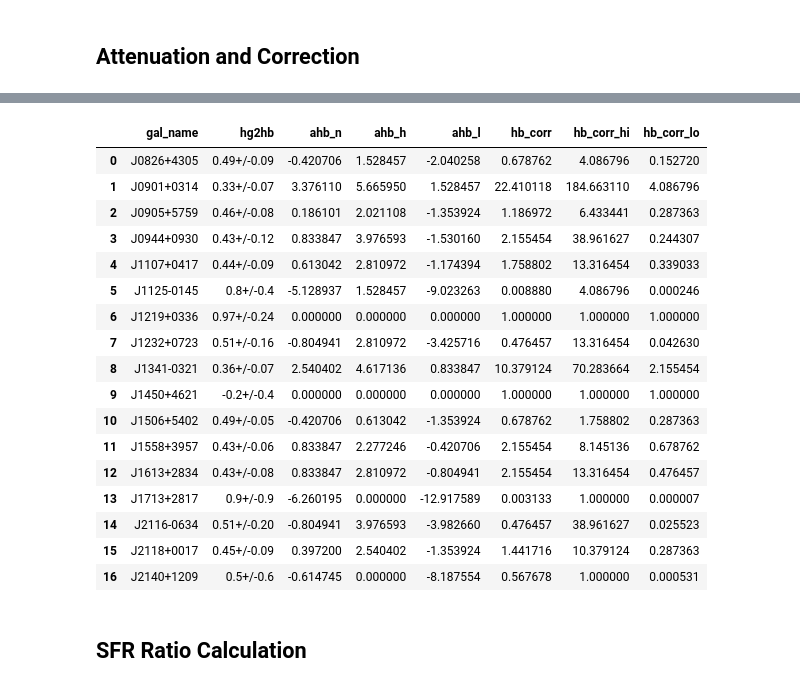
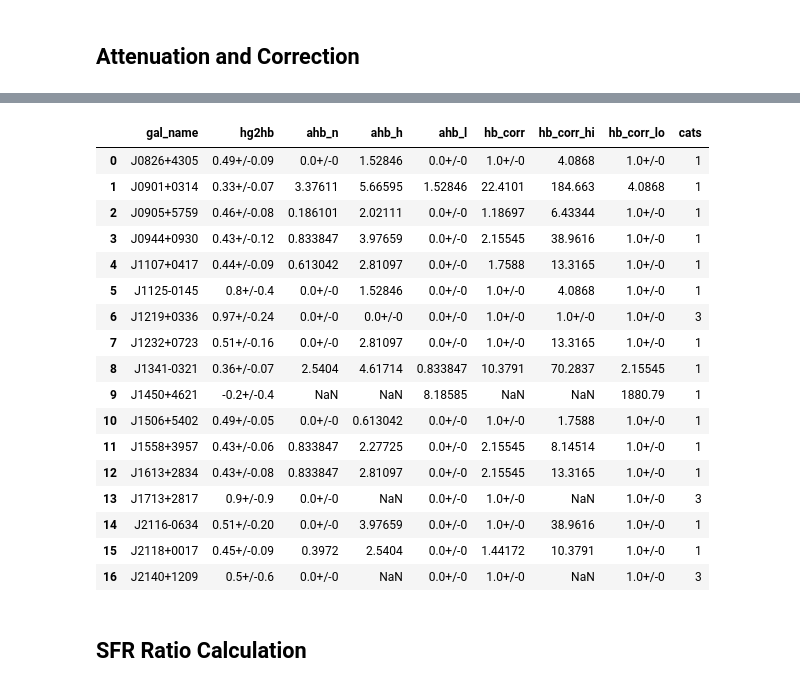
Before and after one commit to aleksds/bates_galaxies_lab, a Jupyter notebook: hires/cb_thesis.ipynb, the cells around one changed output, grey strips where cells are left out. Drawn from its saved outputs; the diff is of its cells as text; code cells hidden in the pictures.

```diff
--- a/hires/cb_thesis.ipynb
+++ b/hires/cb_thesis.ipynb
@@ -34,7 +34,7 @@ def physical_r(r):
     is_physical = ((r.n - r.s) <= 0.469) & (r.n > 0)
     return is_physical
 
-cb_gals['hg2hb_phys'] = np.array([r if physical_r(r) else ufloat(0,0) for r in cb_gals.hg2hb])
+#cb_gals['hg2hb_phys'] = np.array([r if physical_r(r) else ufloat(0,0) for r in cb_gals.hg2hb])
 
 cb_gals
 # %% [output]
@@ -61,9 +70,11 @@ cb_gals
 # %%
 def attenuate(current_ratio):
-    if current_ratio > 0:
-        A_hbeta = (-2.5 / (4.60 - 5.12)) * umath.log10(0.469 / current_ratio) * 4.60
+    if current_ratio <= 0:
+        A_hbeta = np.nan
+    elif current_ratio >= 0.469:
+        A_hbeta = ufloat(0,0)
     else:
-        A_hbeta = 0. #ufloat(0, 0)
+        A_hbeta = (-2.5 / (4.60 - 5.12)) * np.log10(0.469 / current_ratio) * 4.60
 
     return A_hbeta
 
@@ -75,7 +86,7 @@ def categorize(row):
     if ab_morethan_0:
         cat = 1
     elif (not ab_morethan_0) & (s2n_ok):
-        cat=2
+        cat = 2
     elif (not ab_morethan_0) & (not s2n_ok):
         cat = 3
 
@@ -83,34 +94,36 @@ def categorize(row):
 # %%
 dustcorr_df = cb_gals[['gal_name', 'hg2hb']].copy()
 # Attenuation values
-dustcorr_df['ahb_n'] = np.array([attenuate(r.n) for r in cb_gals.hg2hb_phys])
-dustcorr_df['ahb_h'] = np.array([attenuate(r.n-(r.s)) for r in cb_gals.hg2hb_phys])
-dustcorr_df['ahb_l'] = np.array([attenuate(r.n+(r.s)) for r in cb_gals.hg2hb_phys])
+dustcorr_df['ahb_n'] = np.array([attenuate(r.n) for r in cb_gals.hg2hb])
+dustcorr_df['ahb_h'] = np.array([attenuate(r.n-(r.s)) for r in cb_gals.hg2hb])
+dustcorr_df['ahb_l'] = np.array([attenuate(r.n+(r.s)) for r in cb_gals.hg2hb])
 # Dust correction values
-dustcorr_df['hb_corr'] = 10.**(A_hbeta_val/2.5)
-dustcorr_df['hb_corr_hi'] = 10.**(A_hbeta_hi/2.5)
-dustcorr_df['hb_corr_lo'] = 10.**(A_hbeta_lo/2.5)
+dustcorr_df['hb_corr'] = 10.**(dustcorr_df.ahb_n/2.5)
+dustcorr_df['hb_corr_hi'] = 10.**(dustcorr_df.ahb_h/2.5)
+dustcorr_df['hb_corr_lo'] = 10.**(dustcorr_df.ahb_l/2.5)
+# Categorize
+dustcorr_df['cats'] = np.array([categorize(dustcorr_df.iloc[i,:]) for i in range(dustcorr_df.shape[0])])
 
 dustcorr_df
 # %% [output]
-|  | gal_name | hg2hb | ahb_n | ahb_h | ahb_l | hb_corr | hb_corr_hi | hb_corr_lo |
-| 0 | J0826+4305 | 0.49+/-0.09 | -0.420706 | 1.528457 | -2.040258 | 0.678762 | 4.086796 | 0.152720 |
-| 1 | J0901+0314 | 0.33+/-0.07 | 3.376110 | 5.665950 | 1.528457 | 22.410118 | 184.663110 | 4.086796 |
-| 2 | J0905+5759 | 0.46+/-0.08 | 0.186101 | 2.021108 | -1.353924 | 1.186972 | 6.433441 | 0.287363 |
-| 3 | J0944+0930 | 0.43+/-0.12 | 0.833847 | 3.976593 | -1.530160 | 2.155454 | 38.961627 | 0.244307 |
-| 4 | J1107+0417 | 0.44+/-0.09 | 0.613042 | 2.810972 | -1.174394 | 1.758802 | 13.316454 | 0.339033 |
-| 5 | J1125-0145 | 0.8+/-0.4 | -5.128937 | 1.528457 | -9.023263 | 0.008880 | 4.086796 | 0.000246 |
-| 6 | J1219+0336 | 0.97+/-0.24 | 0.000000 | 0.000000 | 0.000000 | 1.000000 | 1.000000 | 1.000000 |
-| 7 | J1232+0723 | 0.51+/-0.16 | -0.804941 | 2.810972 | -3.425716 | 0.476457 | 13.316454 | 0.042630 |
-| 8 | J1341-0321 | 0.36+/-0.07 | 2.540402 | 4.617136 | 0.833847 | 10.379124 | 70.283664 | 2.155454 |
-| 9 | J1450+4621 | -0.2+/-0.4 | 0.000000 | 0.000000 | 0.000000 | 1.000000 | 1.000000 | 1.000000 |
-| 10 | J1506+5402 | 0.49+/-0.05 | -0.420706 | 0.613042 | -1.353924 | 0.678762 | 1.758802 | 0.287363 |
-| 11 | J1558+3957 | 0.43+/-0.06 | 0.833847 | 2.277246 | -0.420706 | 2.155454 | 8.145136 | 0.678762 |
-| 12 | J1613+2834 | 0.43+/-0.08 | 0.833847 | 2.810972 | -0.804941 | 2.155454 | 13.316454 | 0.476457 |
-| 13 | J1713+2817 | 0.9+/-0.9 | -6.260195 | 0.000000 | -12.917589 | 0.003133 | 1.000000 | 0.000007 |
-| 14 | J2116-0634 | 0.51+/-0.20 | -0.804941 | 3.976593 | -3.982660 | 0.476457 | 38.961627 | 0.025523 |
-| 15 | J2118+0017 | 0.45+/-0.09 | 0.397200 | 2.540402 | -1.353924 | 1.441716 | 10.379124 | 0.287363 |
-| 16 | J2140+1209 | 0.5+/-0.6 | -0.614745 | 0.000000 | -8.187554 | 0.567678 | 1.000000 | 0.000531 |
+|  | gal_name | hg2hb | ahb_n | ahb_h | ahb_l | hb_corr | hb_corr_hi | hb_corr_lo | cats |
+| 0 | J0826+4305 | 0.49+/-0.09 | 0.0+/-0 | 1.52846 | 0.0+/-0 | 1.0+/-0 | 4.0868 | 1.0+/-0 | 1 |
+| 1 | J0901+0314 | 0.33+/-0.07 | 3.37611 | 5.66595 | 1.52846 | 22.4101 | 184.663 | 4.0868 | 1 |
+| 2 | J0905+5759 | 0.46+/-0.08 | 0.186101 | 2.02111 | 0.0+/-0 | 1.18697 | 6.43344 | 1.0+/-0 | 1 |
+| 3 | J0944+0930 | 0.43+/-0.12 | 0.833847 | 3.97659 | 0.0+/-0 | 2.15545 | 38.9616 | 1.0+/-0 | 1 |
+| 4 | J1107+0417 | 0.44+/-0.09 | 0.613042 | 2.81097 | 0.0+/-0 | 1.7588 | 13.3165 | 1.0+/-0 | 1 |
+| 5 | J1125-0145 | 0.8+/-0.4 | 0.0+/-0 | 1.52846 | 0.0+/-0 | 1.0+/-0 | 4.0868 | 1.0+/-0 | 1 |
+| 6 | J1219+0336 | 0.97+/-0.24 | 0.0+/-0 | 0.0+/-0 | 0.0+/-0 | 1.0+/-0 | 1.0+/-0 | 1.0+/-0 | 3 |
+| 7 | J1232+0723 | 0.51+/-0.16 | 0.0+/-0 | 2.81097 | 0.0+/-0 | 1.0+/-0 | 13.3165 | 1.0+/-0 | 1 |
+| 8 | J1341-0321 | 0.36+/-0.07 | 2.5404 | 4.61714 | 0.833847 | 10.3791 | 70.2837 | 2.15545 | 1 |
+| 9 | J1450+4621 | -0.2+/-0.4 | NaN | NaN | 8.18585 | NaN | NaN | 1880.79 | 1 |
+| 10 | J1506+5402 | 0.49+/-0.05 | 0.0+/-0 | 0.613042 | 0.0+/-0 | 1.0+/-0 | 1.7588 | 1.0+/-0 | 1 |
+| 11 | J1558+3957 | 0.43+/-0.06 | 0.833847 | 2.27725 | 0.0+/-0 | 2.15545 | 8.14514 | 1.0+/-0 | 1 |
+| 12 | J1613+2834 | 0.43+/-0.08 | 0.833847 | 2.81097 | 0.0+/-0 | 2.15545 | 13.3165 | 1.0+/-0 | 1 |
+| 13 | J1713+2817 | 0.9+/-0.9 | 0.0+/-0 | NaN | 0.0+/-0 | 1.0+/-0 | NaN | 1.0+/-0 | 3 |
+| 14 | J2116-0634 | 0.51+/-0.20 | 0.0+/-0 | 3.97659 | 0.0+/-0 | 1.0+/-0 | 38.9616 | 1.0+/-0 | 1 |
+| 15 | J2118+0017 | 0.45+/-0.09 | 0.3972 | 2.5404 | 0.0+/-0 | 1.44172 | 10.3791 | 1.0+/-0 | 1 |
+| 16 | J2140+1209 | 0.5+/-0.6 | 0.0+/-0 | NaN | 0.0+/-0 | 1.0+/-0 | NaN | 1.0+/-0 | 3 |
 # %% [markdown]
 ## SFR Ratio Calculation
 # %%
```
Also changed, not shown: parts of 2 cells of this notebook.
